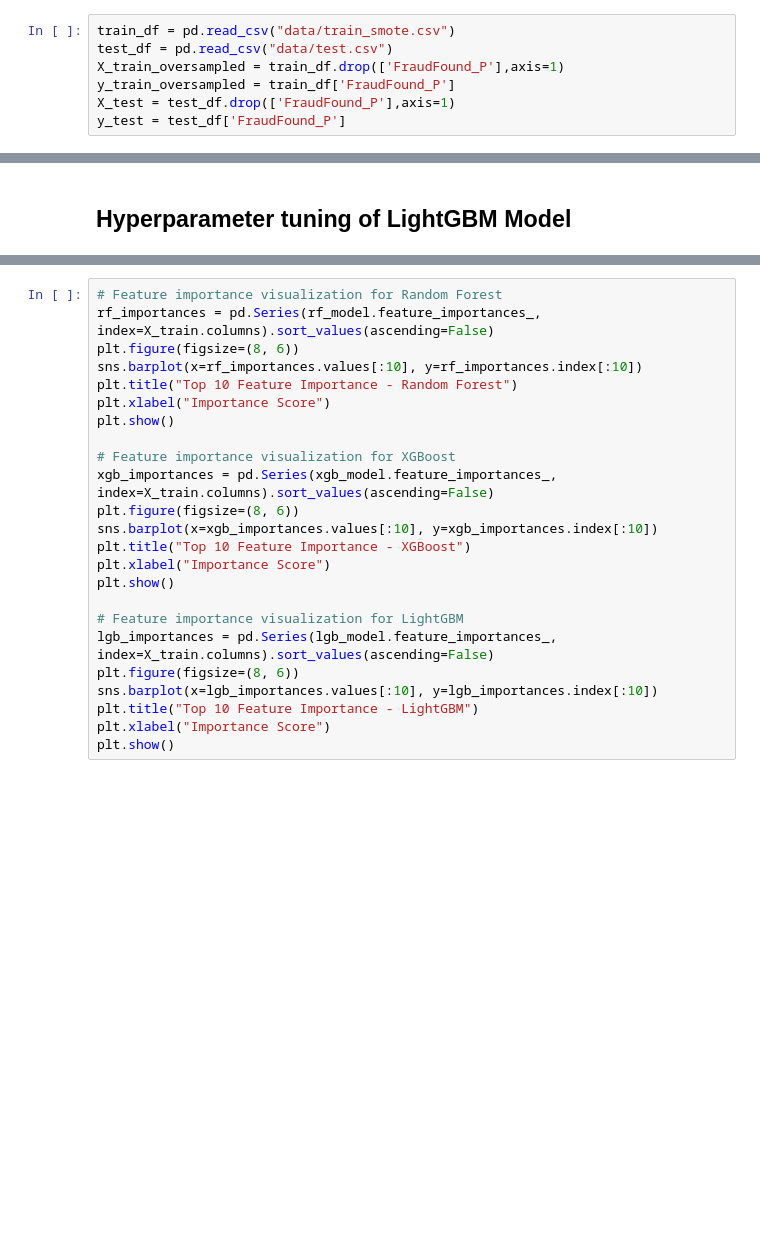
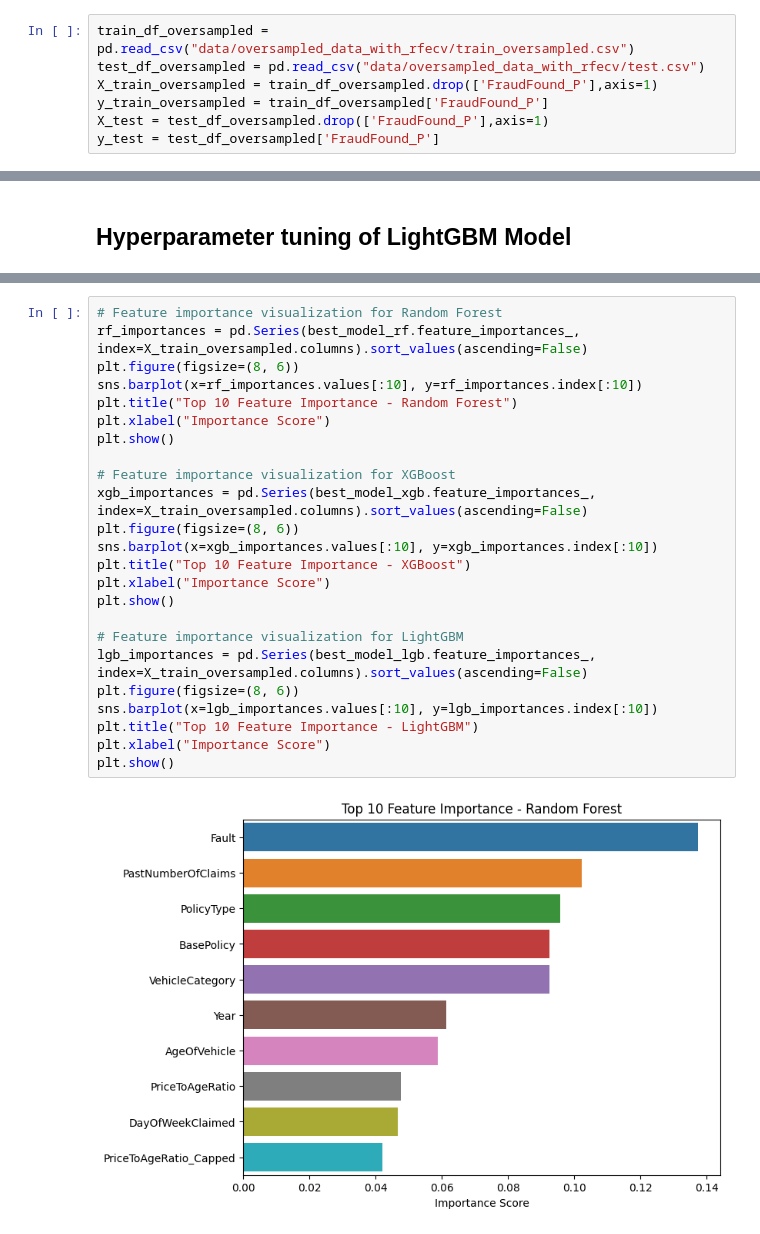
Before and after one commit to haonanah/DSA4263, a Jupyter notebook: modelling_dev_notebook.ipynb, the cells around one changed output, grey strips where cells are left out. Drawn from its saved outputs; the diff is of its cells as text; blank space fills up the shorter version.

Commit message:
generated a dataset with mffs and also generated output model

```diff
--- a/modelling_dev_notebook.ipynb
+++ b/modelling_dev_notebook.ipynb
@@ -14,7 +15,7 @@ from sklearn.ensemble import RandomForestClassifier, VotingClassifier
 # %%
-train_df = pd.read_csv("data/train_smote.csv")
-test_df = pd.read_csv("data/test.csv")
-X_train_oversampled = train_df.drop(['FraudFound_P'],axis=1)
-y_train_oversampled = train_df['FraudFound_P']
-X_test = test_df.drop(['FraudFound_P'],axis=1)
-y_test = test_df['FraudFound_P']
+train_df_oversampled = pd.read_csv("data/oversampled_data_with_rfecv/train_oversampled.csv")
+test_df_oversampled = pd.read_csv("data/oversampled_data_with_rfecv/test.csv")
+X_train_oversampled = train_df_oversampled.drop(['FraudFound_P'],axis=1)
+y_train_oversampled = train_df_oversampled['FraudFound_P']
+X_test = test_df_oversampled.drop(['FraudFound_P'],axis=1)
+y_test = test_df_oversampled['FraudFound_P']
@@ -499,24 +502,26 @@ ROC AUC on validation: 0.8602091915382808
 # %%
 # Feature importance visualization for Random Forest
-rf_importances = pd.Series(rf_model.feature_importances_, index=X_train.columns).sort_values(ascending=False)
+rf_importances = pd.Series(best_model_rf.feature_importances_, index=X_train_oversampled.columns).sort_values(ascending=False)
 plt.figure(figsize=(8, 6))
 sns.barplot(x=rf_importances.values[:10], y=rf_importances.index[:10])
 plt.title("Top 10 Feature Importance - Random Forest")
 plt.xlabel("Importance Score")
 plt.show()
 
 # Feature importance visualization for XGBoost
-xgb_importances = pd.Series(xgb_model.feature_importances_, index=X_train.columns).sort_values(ascending=False)
+xgb_importances = pd.Series(best_model_xgb.feature_importances_, index=X_train_oversampled.columns).sort_values(ascending=False)
 plt.figure(figsize=(8, 6))
 sns.barplot(x=xgb_importances.values[:10], y=xgb_importances.index[:10])
 plt.title("Top 10 Feature Importance - XGBoost")
 plt.xlabel("Importance Score")
 plt.show()
 
 # Feature importance visualization for LightGBM
-lgb_importances = pd.Series(lgb_model.feature_importances_, index=X_train.columns).sort_values(ascending=False)
+lgb_importances = pd.Series(best_model_lgb.feature_importances_, index=X_train_oversampled.columns).sort_values(ascending=False)
 plt.figure(figsize=(8, 6))
 sns.barplot(x=lgb_importances.values[:10], y=lgb_importances.index[:10])
 plt.title("Top 10 Feature Importance - LightGBM")
 plt.xlabel("Importance Score")
 plt.show()
+# %% [output]
+[figure, added]
```
Also changed, not shown: parts of 21 cells of this notebook, 27 other files.
